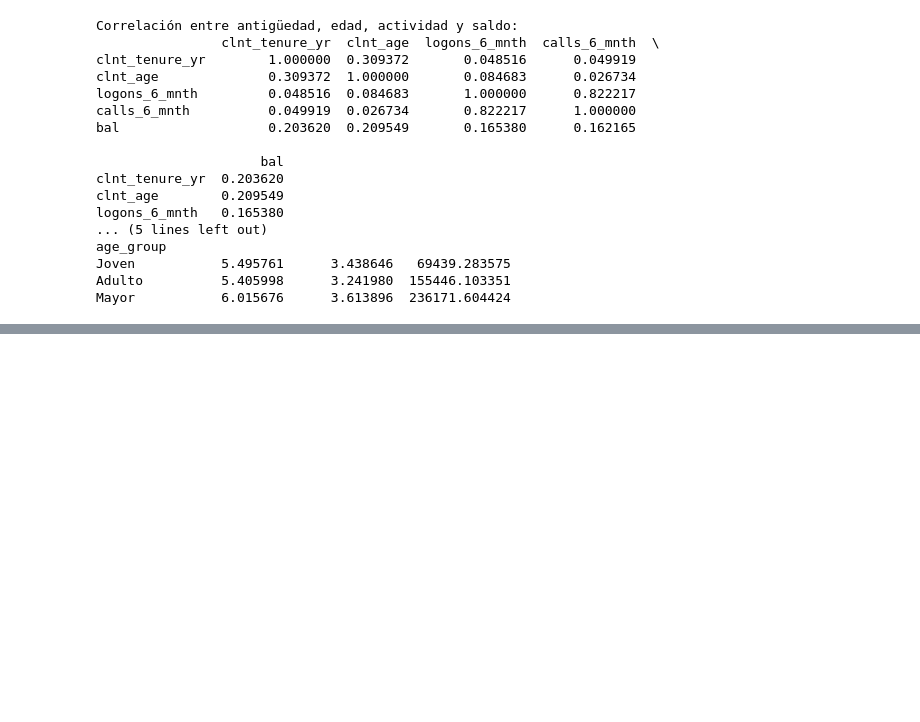
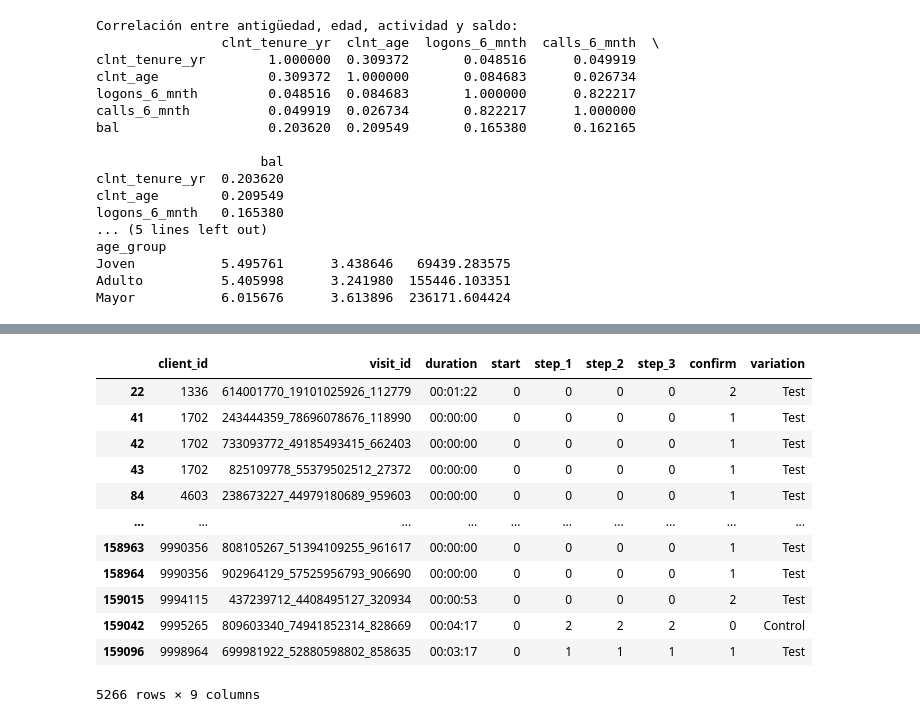
Before and after one commit to datasilvia/Statistics-project, a Jupyter notebook: Analisis Clientes/Client_Analysis.ipynb, the cells around one changed output, grey strips where cells are left out. Drawn from its saved outputs; the diff is of its cells as text; code cells hidden in the pictures; blank space fills up the shorter version.

```diff
--- a/Analisis Clientes/Client_Analysis.ipynb
+++ b/Analisis Clientes/Client_Analysis.ipynb
@@ -166,0 +212,19 @@ Mayor           6.015676      3.613896  236171.604424
+# %%
+# Filtrar para encontrar si existe algún client_id con start igual a 0
+clients_with_start_zero = df_participants[df_participants['start'] == 0]
+
+clients_with_start_zero
+# %% [output]
+|  | client_id | visit_id | duration | start | step_1 | step_2 | step_3 | confirm | variation |
+| 22 | 1336 | 614001770_19101025926_112779 | 00:01:22 | 0 | 0 | 0 | 0 | 2 | Test |
+| 41 | 1702 | 243444359_78696078676_118990 | 00:00:00 | 0 | 0 | 0 | 0 | 1 | Test |
+| 42 | 1702 | 733093772_49185493415_662403 | 00:00:00 | 0 | 0 | 0 | 0 | 1 | Test |
+| 43 | 1702 | 825109778_55379502512_27372 | 00:00:00 | 0 | 0 | 0 | 0 | 1 | Test |
+| 84 | 4603 | 238673227_44979180689_959603 | 00:00:00 | 0 | 0 | 0 | 0 | 1 | Test |
+| ... | ... | ... | ... | ... | ... | ... | ... | ... | ... |
+| 158963 | 9990356 | 808105267_51394109255_961617 | 00:00:00 | 0 | 0 | 0 | 0 | 1 | Test |
+| 158964 | 9990356 | 902964129_57525956793_906690 | 00:00:00 | 0 | 0 | 0 | 0 | 1 | Test |
+| 159015 | 9994115 | 437239712_4408495127_320934 | 00:00:53 | 0 | 0 | 0 | 0 | 2 | Test |
+| 159042 | 9995265 | 809603340_74941852314_828669 | 00:04:17 | 0 | 2 | 2 | 2 | 0 | Control |
+| 159096 | 9998964 | 699981922_52880598802_858635 | 00:03:17 | 0 | 1 | 1 | 1 | 1 | Test |
+5266 rows × 9 columns
```
Also changed, not shown: parts of 5 cells of this notebook, 2 other files.
